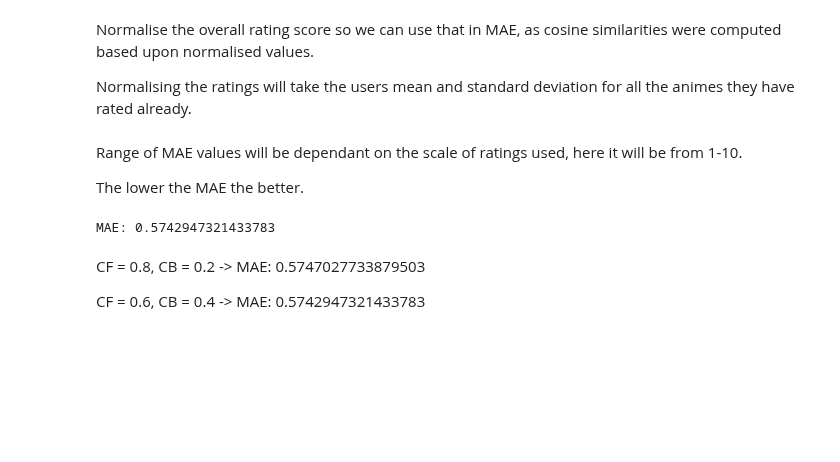
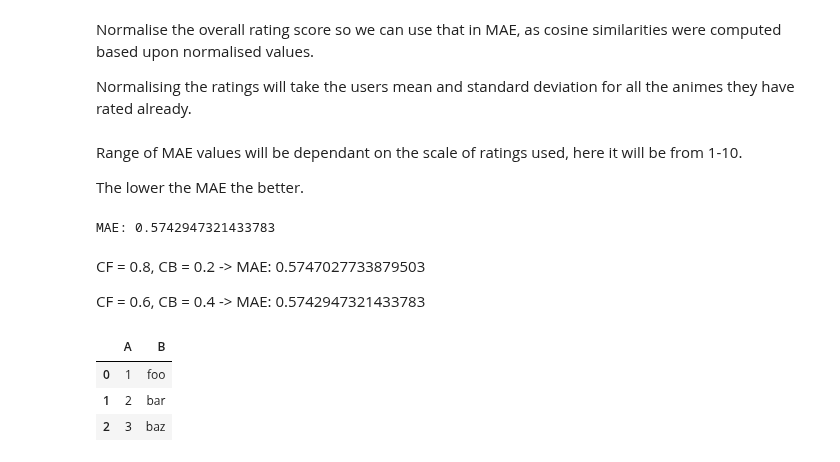
Before and after one commit to Haaris-Syed/AnimeRecommender, a Jupyter notebook: AnimeDataset-Preprocessing.ipynb, the cells around one changed output. Saved outputs shown, nothing was run; the diff lists cells and outputs as text; code cells hidden in the pictures; blank space fills up the shorter version.

```diff
--- a/AnimeDataset-Preprocessing.ipynb
+++ b/AnimeDataset-Preprocessing.ipynb
@@ -668,3 +668,11 @@ MAE: 0.5742947321433783
 CF = 0.8, CB = 0.2 -> MAE: 0.5747027733879503
 
 CF = 0.6, CB = 0.4 -> MAE: 0.5742947321433783
+# %%
+df = pd.DataFrame({"A": [1, 2, 3], "B": ["foo", "bar", "baz"]})
+df.head()
+# %% [output]
+|  | A | B |
+| 0 | 1 | foo |
+| 1 | 2 | bar |
+| 2 | 3 | baz |
```
Also changed, not shown: parts of 1 cell of this notebook, 1 other file.
